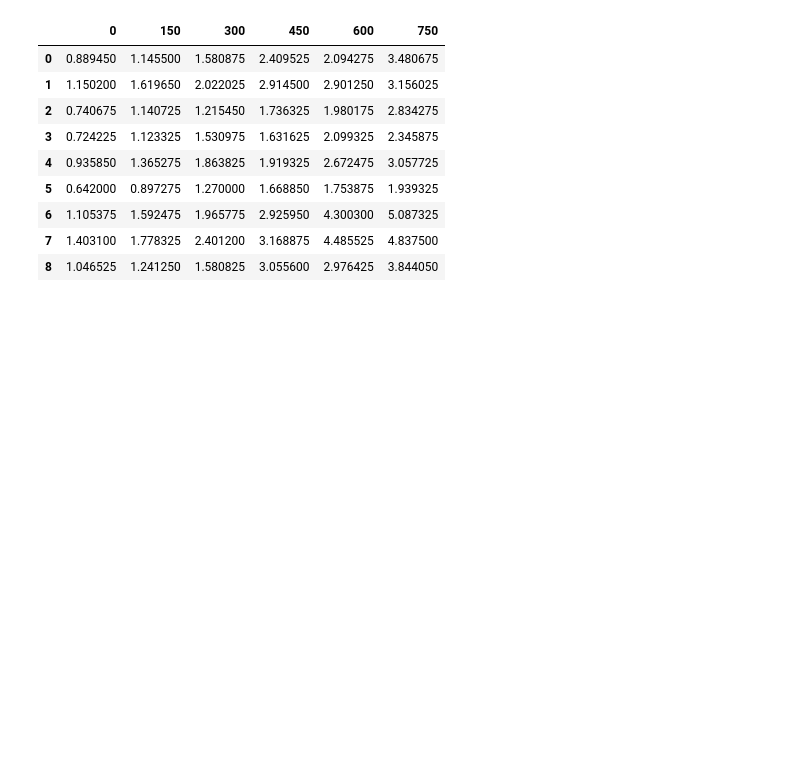
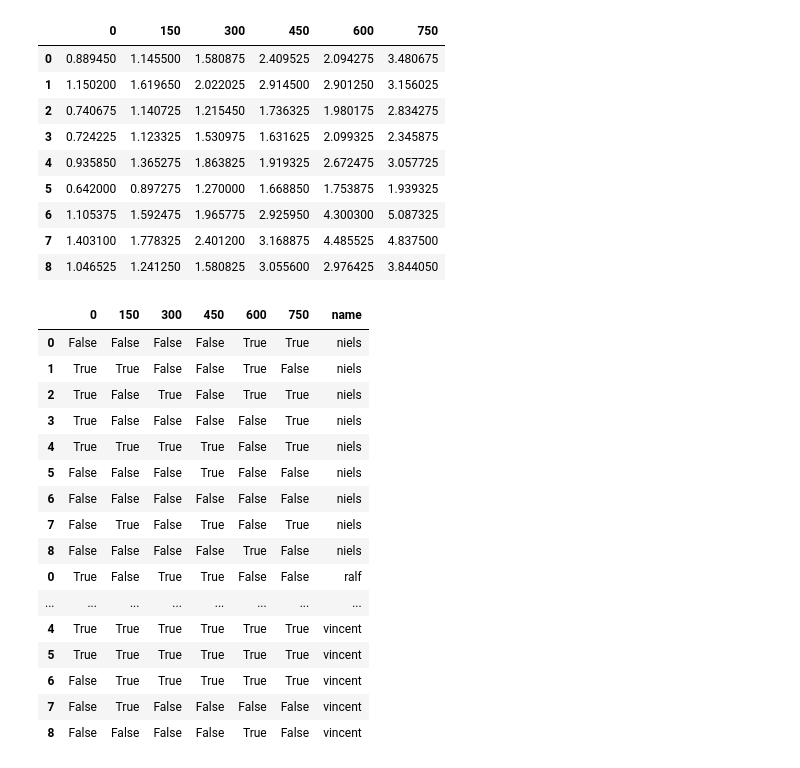
Before and after one commit to vimodev/2IMV25, a Jupyter notebook: Analysis/analysis.ipynb, the cells around one changed output. Drawn from its saved outputs; the diff is of its cells as text; code cells hidden in the pictures; blank space fills up the shorter version.

```diff
--- a/Analysis/analysis.ipynb
+++ b/Analysis/analysis.ipynb
@@ -93,22 +97,31 @@ experiments
 # %%
 def first_analysis(experiment_data):
     experiment_results = {}
-    for name in experiment_data.items():
+    for person in experiment_data.items():
         times_latencies = {0:[], 150:[], 300:[], 450:[], 600:[], 750:[]}
         avg_time_latency = {}
         # times_experiments = [[]*9]
         times_experiments = []
+        success_experiments = []
+        distance_experiments = []
+        off_experiments = []
         for n in range(9):
             times_experiments.append([])
+            success_experiments.append([])
+            distance_experiments.append([])
+            off_experiments.append([])
         avg_time_experiment = []
-        for data in name[1]:
+        for data in person[1]:
             times_latencies[data['Latency']].append(data['data']['time'][-1] - data['data']['time'][0])
             times_experiments[data['Experiment']].append(data['data']['time'][-1] - data['data']['time'][0])
+            success_experiments[data['Experiment']].append(data['success'])
+            distance_experiments[data['Experiment']].append(data['distance'])
+            off_experiments[data['Experiment']].append(data['distance']-data['TargetSize']/2)
         for latency in times_latencies.keys():
             avg_time_latency[latency] = sum(times_latencies[latency])/len(times_latencies[latency])
         for n in range(9):
             avg_time_experiment.append(sum(times_experiments[n])/len(times_experiments[n]))
-        experiment_results[name[0]] = {'time_per_latency' : times_latencies, 'time_per_experiment': times_experiments, 'avg_time_per_latency': avg_time_latency, 'avg_time_per_experiment': avg_time_experiment}
+        experiment_results[person[0]] = {'time_per_latency' : times_latencies, 'time_per_experiment': times_experiments, 'avg_time_per_latency': avg_time_latency, 'avg_time_per_experiment': avg_time_experiment, 'success': success_experiments, 'distance': distance_experiments, 'off': off_experiments}
     return experiment_results
 
 results = first_analysis(experiments)
@@ -170,3 +183,29 @@ latencydf
 | 6 | 1.105375 | 1.592475 | 1.965775 | 2.925950 | 4.300300 | 5.087325 |
 | 7 | 1.403100 | 1.778325 | 2.401200 | 3.168875 | 4.485525 | 4.837500 |
 | 8 | 1.046525 | 1.241250 | 1.580825 | 3.055600 | 2.976425 | 3.844050 |
+# %%
+successdf = pd.DataFrame()
+for person in results.keys():
+    df = pd.DataFrame(results[person]['success'])
+    df.columns = latencies
+    df['name'] = person
+    successdf = pd.concat([successdf, df])
+successdf
+# %% [output]
+|  | 0 | 150 | 300 | 450 | 600 | 750 | name |
+| 0 | False | False | False | False | True | True | niels |
+| 1 | True | True | False | False | True | False | niels |
+| 2 | True | False | True | False | True | True | niels |
+| 3 | True | False | False | False | False | True | niels |
+| 4 | True | True | True | True | False | True | niels |
+| 5 | False | False | False | True | False | False | niels |
+| 6 | False | False | False | False | False | False | niels |
+| 7 | False | True | False | True | False | True | niels |
+| 8 | False | False | False | False | True | False | niels |
+| 0 | True | False | True | True | False | False | ralf |
+| ... | ... | ... | ... | ... | ... | ... | ... |
+| 4 | True | True | True | True | True | True | vincent |
+| 5 | True | True | True | True | True | True | vincent |
+| 6 | False | True | True | True | True | True | vincent |
+| 7 | False | True | False | False | False | False | vincent |
+| 8 | False | False | False | False | True | False | vincent |
```
Also changed, not shown: parts of 5 cells of this notebook.
